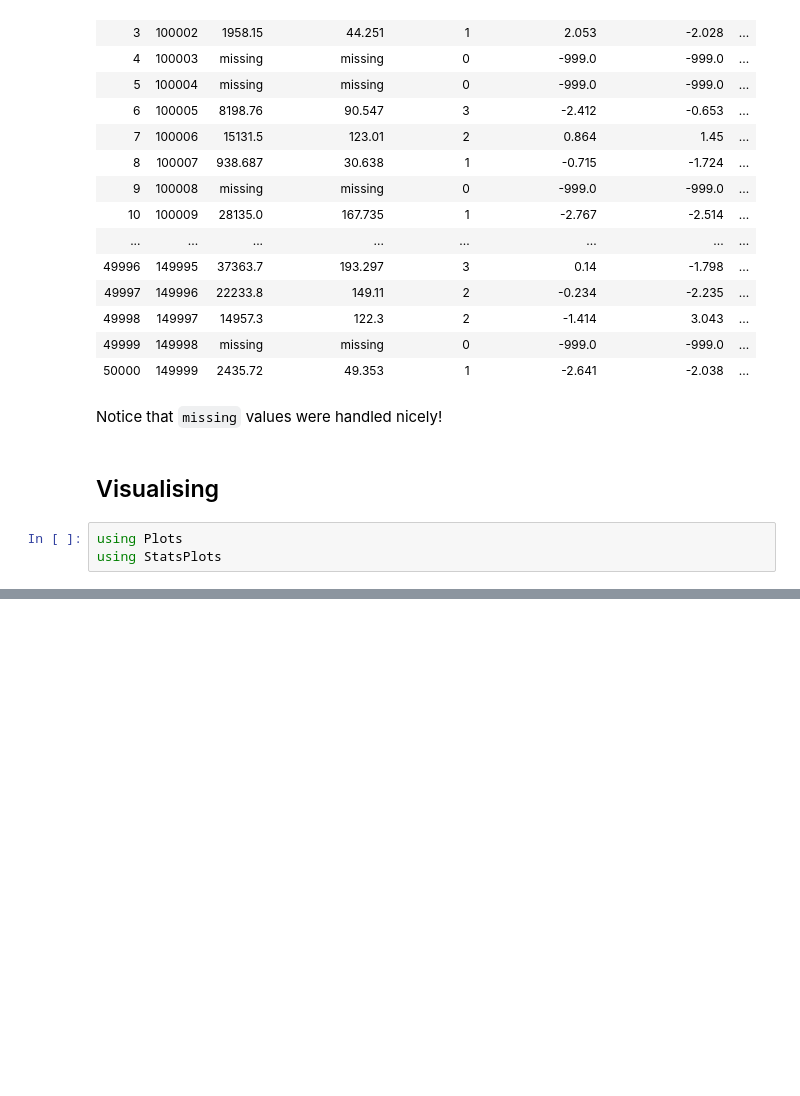
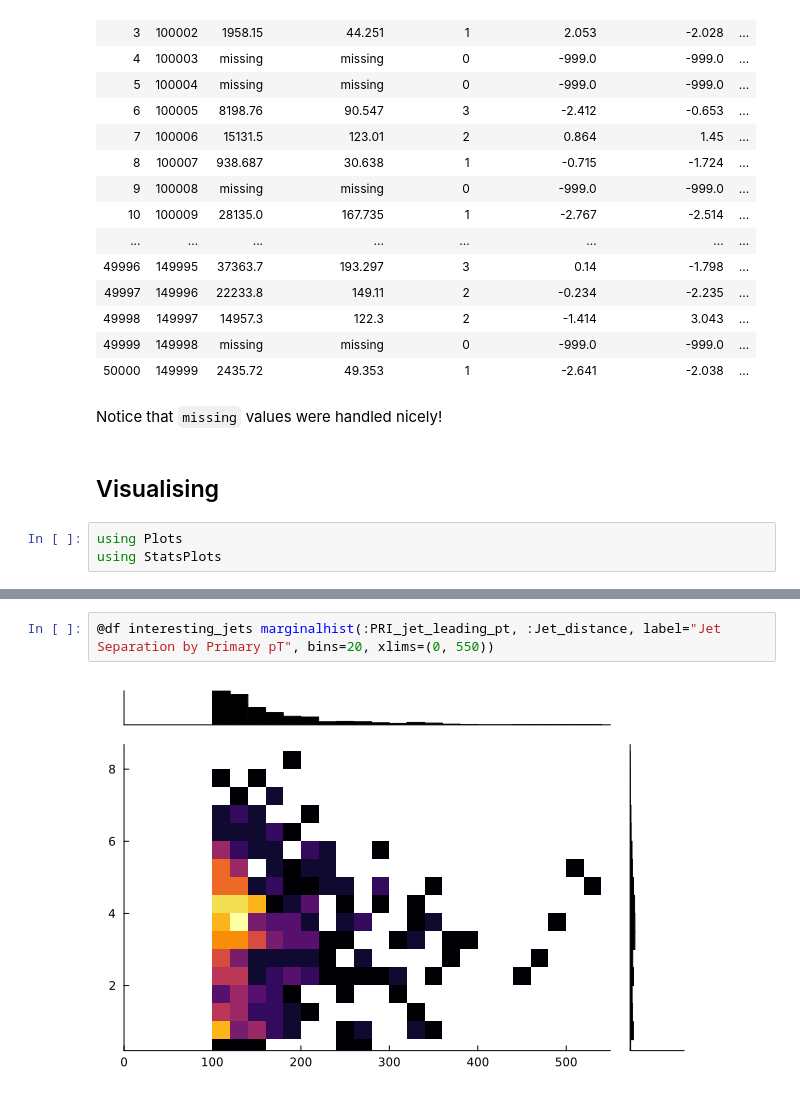
Before and after one commit to JuliaHEP/JuliaHEP-2023, a Jupyter notebook: julia-intro/docs/julia-intro-dataframes.ipynb, the cells around one changed output, grey strips where cells are left out. Saved outputs shown, nothing was run; the diff lists cells and outputs as text; blank space fills up the shorter version.

```diff
--- a/julia-intro/docs/julia-intro-dataframes.ipynb
+++ b/julia-intro/docs/julia-intro-dataframes.ipynb
@@ -572,0 +635,4 @@ select!(intresting_jets, :EventId, :PRI_jet_subleading_pt => ByRow(missing_value
+# %%
+@df interesting_jets marginalhist(:PRI_jet_leading_pt, :Jet_distance, label="Jet Separation by Primary pT", bins=20, xlims=(0, 550))
+# %% [output]
+[figure, added]
```
Also changed, not shown: parts of 11 cells of this notebook.
